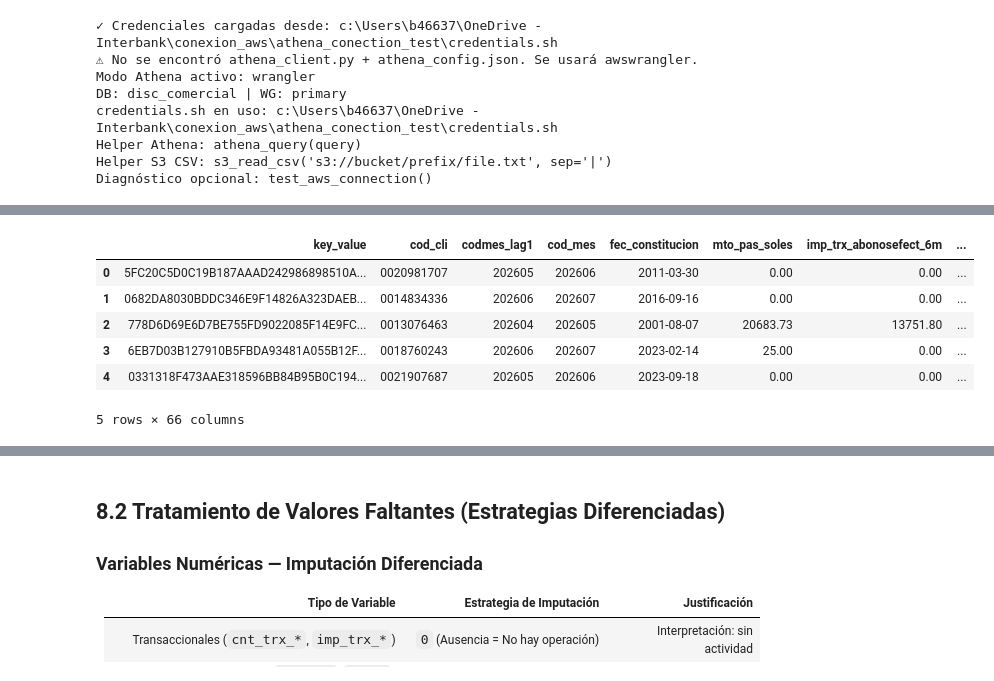
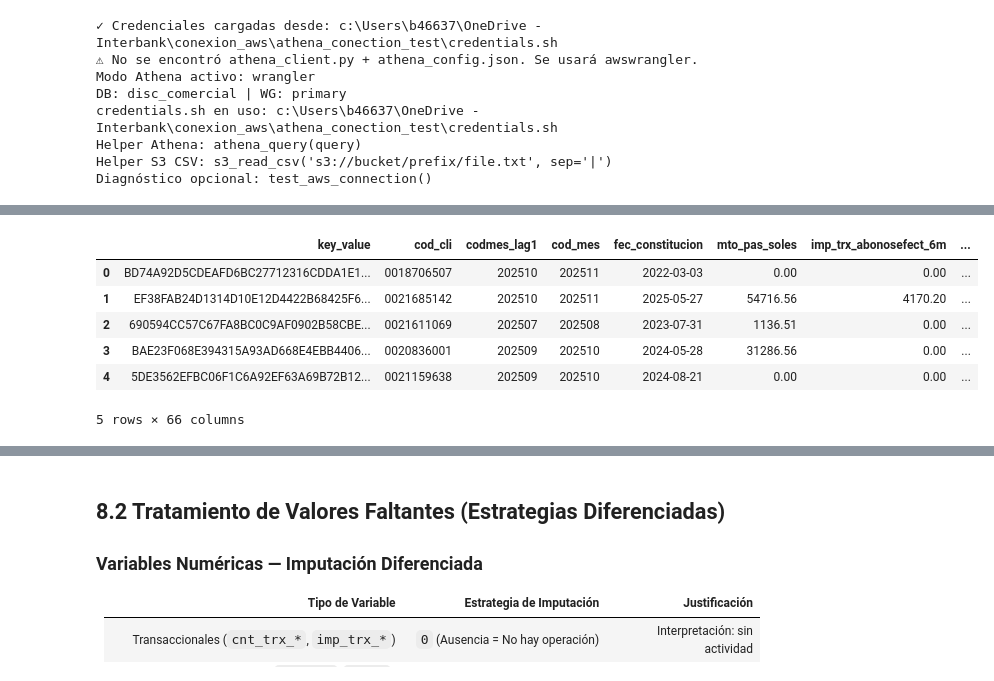
Before and after one commit to sentiherna/Interbank, a Jupyter notebook: PLAFT/Desarrollo/Minorista_regulado/Inferencia_manual/01.genera_base_train.ipynb, the cells around one changed output, grey strips where cells are left out. Drawn from its saved outputs; the diff is of its cells as text; code cells hidden in the pictures.

```diff
--- a/PLAFT/Desarrollo/Minorista_regulado/Inferencia_manual/01.genera_base_train.ipynb
+++ b/PLAFT/Desarrollo/Minorista_regulado/Inferencia_manual/01.genera_base_train.ipynb
@@ -440,7 +440,7 @@ WITH pd AS (
             AS gap_riesgo_pep_lsb
 
     FROM e_perm_aws.t_agg_alertas_plaft a
-        WHERE a.cod_mes BETWEEN '202605' AND '202607'
+        WHERE a.cod_mes BETWEEN '202501' AND '202604'
             AND a.desc_subsegmento = 'BPE'
 ),
 
@@ -477,9 +477,9 @@ Wall time: 1min 20s
 |  | key_value | cod_cli | codmes_lag1 | cod_mes | fec_constitucion | mto_pas_soles | imp_trx_abonosefect_6m | ... |
-| 0 | 5FC20C5D0C19B187AAAD242986898510A... | 0020981707 | 202605 | 202606 | 2011-03-30 | 0.00 | 0.00 | ... |
-| 1 | 0682DA8030BDDC346E9F14826A323DAEB... | 0014834336 | 202606 | 202607 | 2016-09-16 | 0.00 | 0.00 | ... |
-| 2 | 778D6D69E6D7BE755FD9022085F14E9FC... | 0013076463 | 202604 | 202605 | 2001-08-07 | 20683.73 | 13751.80 | ... |
-| 3 | 6EB7D03B127910B5FBDA93481A055B12F... | 0018760243 | 202606 | 202607 | 2023-02-14 | 25.00 | 0.00 | ... |
-| 4 | 0331318F473AAE318596BB84B95B0C194... | 0021907687 | 202605 | 202606 | 2023-09-18 | 0.00 | 0.00 | ... |
+| 0 | BD74A92D5CDEAFD6BC27712316CDDA1E1... | 0018706507 | 202510 | 202511 | 2022-03-03 | 0.00 | 0.00 | ... |
+| 1 | EF38FAB24D1314D10E12D4422B68425F6... | 0021685142 | 202510 | 202511 | 2025-05-27 | 54716.56 | 4170.20 | ... |
+| 2 | 690594CC57C67FA8BC0C9AF0902B58CBE... | 0021611069 | 202507 | 202508 | 2023-07-31 | 1136.51 | 0.00 | ... |
+| 3 | BAE23F068E394315A93AD668E4EBB4406... | 0020836001 | 202509 | 202510 | 2024-05-28 | 31286.56 | 0.00 | ... |
+| 4 | 5DE3562EFBC06F1C6A92EF63A69B72B12... | 0021159638 | 202509 | 202510 | 2024-08-21 | 0.00 | 0.00 | ... |
 5 rows × 66 columns
 # %%
 
```
Also changed, not shown: parts of 12 cells of this notebook, 12 other files.
